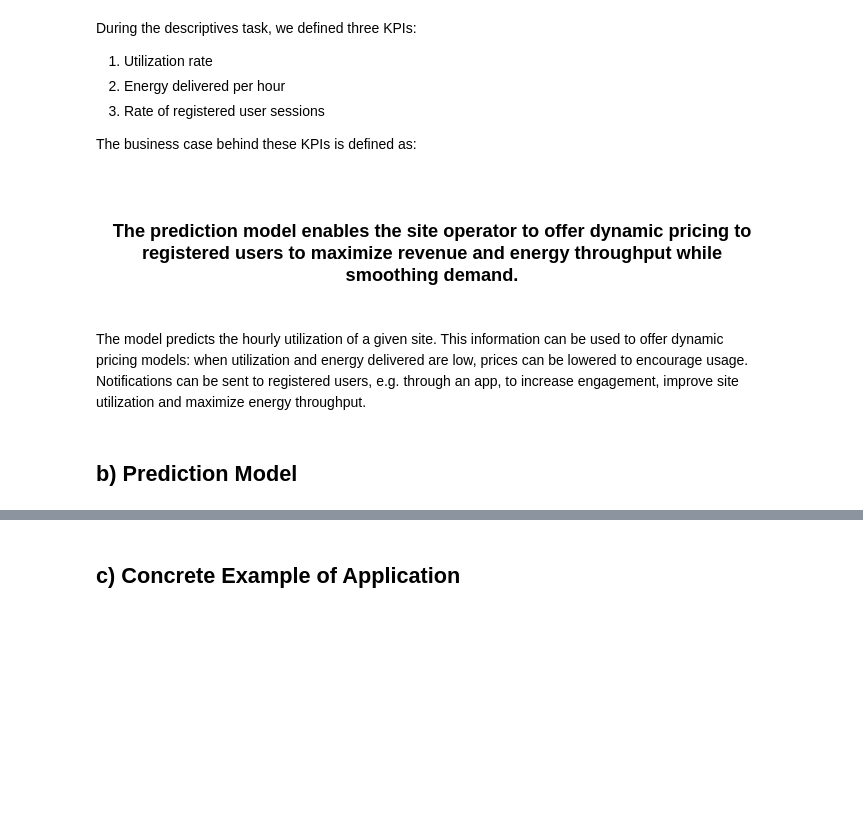
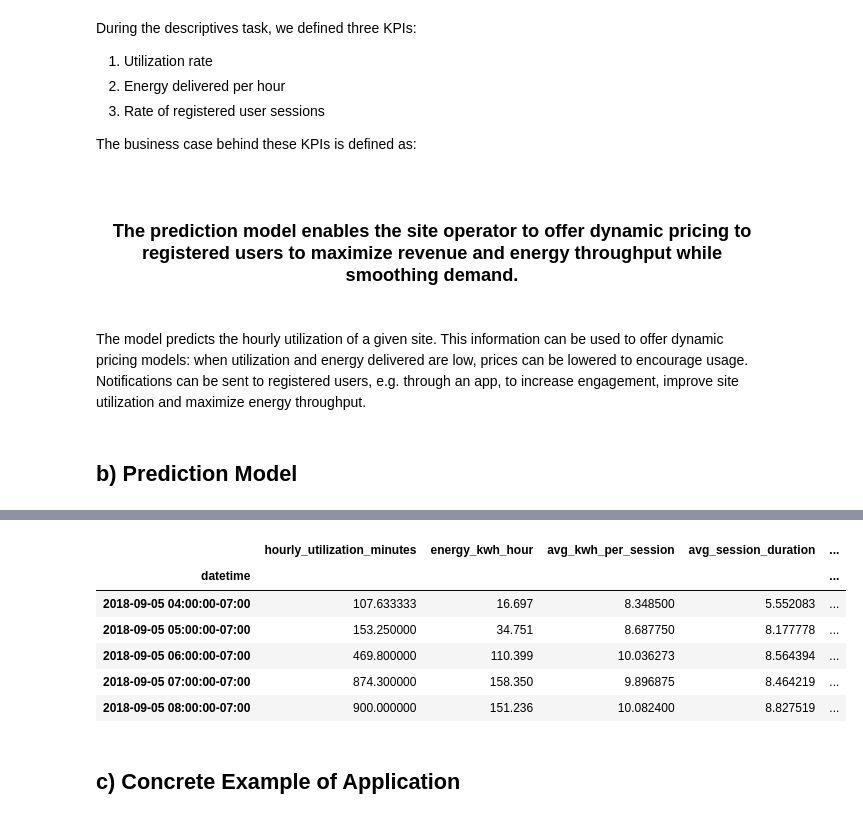
Before and after one commit to lbaudenb/AA_Team_6, a Jupyter notebook: notebooks/04_prediction.ipynb, the cells around one changed output, grey strips where cells are left out. Drawn from its saved outputs; the diff is of its cells as text; code cells hidden in the pictures; blank space fills up the shorter version.

```diff
--- a/notebooks/04_prediction.ipynb
+++ b/notebooks/04_prediction.ipynb
@@ -27,3 +261,41 @@ The model predicts the hourly utilization of a given site. This information can
+# %%
+US_holidays = holidays.US(state='CA')
+
+# Ensure index is datetime
+df_site_1_features.index = pd.to_datetime(df_site_1_features.index)
+
+df_site_1_features['is_holiday'] = df_site_1_features.index.to_series().apply(lambda dt: dt in US_holidays)
+df_site_1_features['holiday_name'] = df_site_1_features.index.to_series().apply(lambda dt: US_holidays.get(dt) if dt in US_holidays else '')
+
+#Add time features based on the index
+df_site_1_features['year'] = df_site_1_features.index.year
+df_site_1_features['month'] = df_site_1_features.index.month
+df_site_1_features['day'] = df_site_1_features.index.day
+df_site_1_features['hour'] = df_site_1_features.index.hour
+df_site_1_features['dayofweek'] = df_site_1_features.index.dayofweek
+df_site_1_features['is_weekend'] = df_site_1_features['dayofweek'].apply(lambda x: 1 if x >= 5 else 0)
+
+def get_season(month):
+    if month in [12, 1, 2]:
+        return 'Winter'
+    elif month in [3, 4, 5]:
+        return 'Spring'
+    elif month in [6, 7, 8]:
+        return 'Summer'
+    else:
+        return 'Fall'
+
+df_site_1_features['season'] = df_site_1_features['month'].apply(get_season)
+# %%
+df_site_1_features.head()
+# %% [output]
+|  | hourly_utilization_minutes | energy_kwh_hour | avg_kwh_per_session | avg_session_duration | ... |
+| datetime |  |  |  |  | ... |
+| 2018-09-05 04:00:00-07:00 | 107.633333 | 16.697 | 8.348500 | 5.552083 | ... |
+| 2018-09-05 05:00:00-07:00 | 153.250000 | 34.751 | 8.687750 | 8.177778 | ... |
+| 2018-09-05 06:00:00-07:00 | 469.800000 | 110.399 | 10.036273 | 8.564394 | ... |
+| 2018-09-05 07:00:00-07:00 | 874.300000 | 158.350 | 9.896875 | 8.464219 | ... |
+| 2018-09-05 08:00:00-07:00 | 900.000000 | 151.236 | 10.082400 | 8.827519 | ... |
 # %% [markdown]
 ## c) Concrete Example of Application
 # %% [markdown]
```
Also changed, not shown: parts of 15 cells of this notebook.
